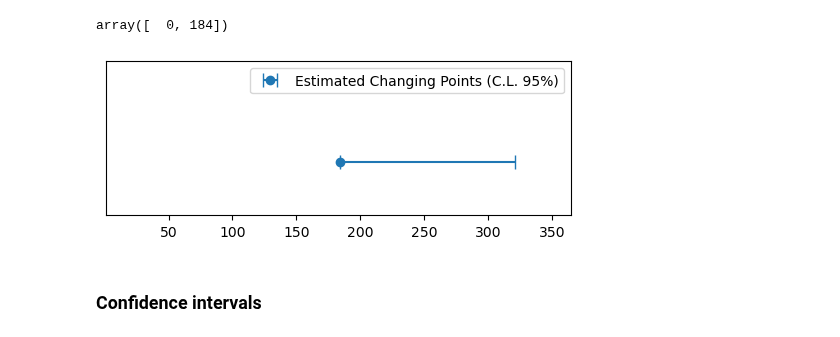
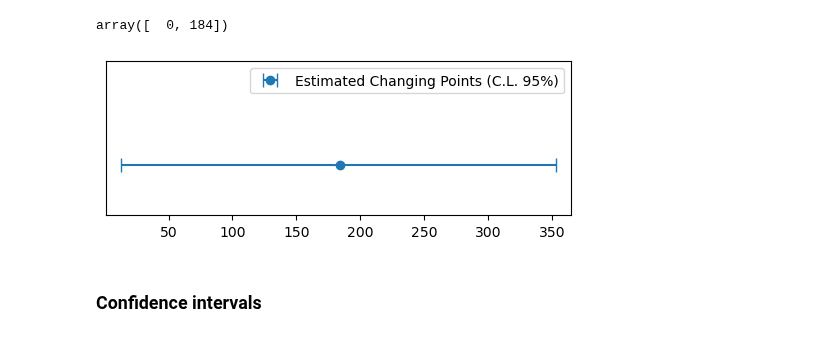
Before and after one commit to threeblueonebrowneyes/bayesian-sir-with-changing-points, a Jupyter notebook: Bayes_SIR.ipynb, the cells around one changed output. Cells and saved outputs as stored; diff of their text form; code cells hidden in the pictures.

```diff
--- a/Bayes_SIR.ipynb
+++ b/Bayes_SIR.ipynb
@@ -1000,25 +1002,25 @@ tau_final
 array([  0, 184])
 # %%
 #Lower and upper limits of confidence intervals
-lower_error = [tau_ - i[0] for i, tau_ in zip(ci_tau[1:], tau_final[1:])]
-upper_error = [i[1] - tau_ for i, tau_ in zip(ci_tau[1:], tau_final[1:])]
+lower_error = [abs(tau_ - i[0]) for i, tau_ in zip(ci_tau[1:], tau_final[1:])]
+upper_error = [abs(i[1] - tau_) for i, tau_ in zip(ci_tau[1:], tau_final[1:])]
 
 fig, ax = plt.subplots(figsize=(6,2))
 
 plt.errorbar(x = tau_final[1:],
              y = np.ones(len(tau_final[1:]))+ np.random.normal(0, 0.1, len(tau_final[1:])),
              xerr = [lower_error, upper_error],
              capsize=5,
              fmt='o',
              label='Estimated Changing Points (C.L. 95%)')
 i = 0
 
 plt.xlim(1,T)
 plt.ylim(0,3)
 plt.legend(loc='upper right')
 plt.yticks([]);
 # %% [output]
-[figure, old version]
+[figure, new version]
 # %% [markdown]
 ### Confidence intervals
 # %%
```
Also changed, not shown: parts of 6 cells of this notebook.
